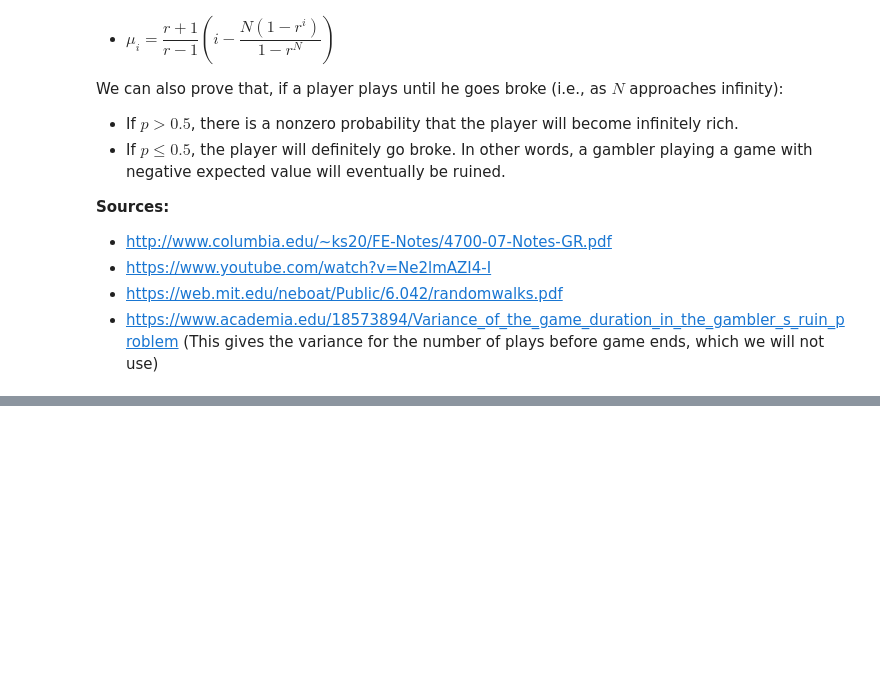
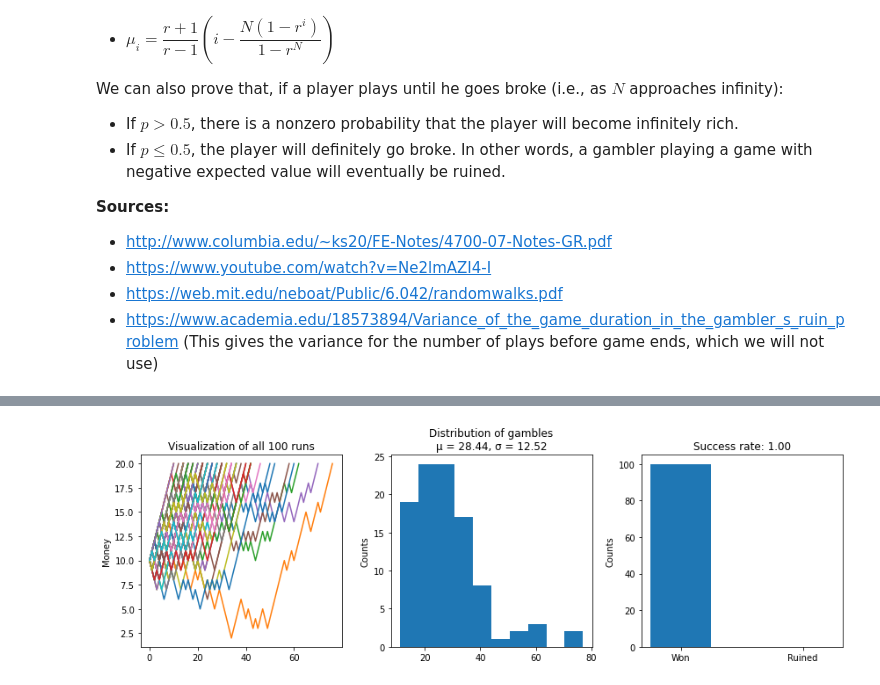
Before and after one commit to kubrian/central-weiner-theorem, a Jupyter notebook: Central Weiner Theorem.ipynb, the cells around one changed output, grey strips where cells are left out. Cells and saved outputs as stored; diff of their text form; code cells hidden in the pictures; blank space fills up the shorter version.

Commit message:
I promise to never commit on master ever again. Modified gambler ruin

```diff
--- a/Central Weiner Theorem.ipynb
+++ b/Central Weiner Theorem.ipynb
@@ -407,0 +254,60 @@ Probability of not getting ruined by 1000 plays =  0.0
+# %%
+def single_gambler_ruin(i=10,N=20,p=0.5):
+    fortune_list = [i]
+    while True:
+        # Reusing random walk code!
+        fortune_list.append(next_pos(fortune_list[-1],p))
+        if fortune_list[-1] == 0 or fortune_list[-1] == N:
+            return np.array(fortune_list)
+
+def multi_gambler_ruin(i=10,N=20,p=0.5,runs=100):
+    # Access via pot_n = arr[run,n]
+    return np.array([single_gambler_ruin(i,N,p) for _ in range(runs)],dtype=object)
+
+def plot_gambler_ruin(result):
+    fig, ax = plt.subplots(ncols =3, figsize=(12,4))
+
+    # Plot runs, and also count number of losses and wins
+    loss, win = 0,0
+    for run in result:
+        ax[0].plot(run)
+        if run[-1] == 0:
+            loss += 1
+        else:
+            win += 1
+
+    # Plot time taken
+    run_lengths = [len(run) for run in result]
+    ax[1].hist(run_lengths)
+
+    # Plot wins vs loss
+    ax[2].bar(("Won","Ruined"),(win, loss), width = 0.5)
+
+    # Customize
+    ax[0].set_ylabel('Money')
+    ax[1].set_ylabel('Counts')
+    ax[2].set_ylabel('Counts')
+
+    ax[0].set_title(f'Visualization of all {len(result)} runs')
+    ax[1].set_title(f'Distribution of gambles\nμ = {np.mean(run_lengths):.2f}, σ = {np.std(run_lengths):.2f}')
+    ax[2].set_title(f'Success rate: {win/(loss+win):.2f}')
+
+    plt.tight_layout()
+    plt.show()
+
+plot_gambler_ruin(multi_gambler_ruin(p=0.7,runs=100))
+
+# TODO: Think if this is really adds value -- connect to CLT..?
+#     if p == 0.5:
+#         print("Expected probability of wins = ", i/N)
+#         print("Expected number of plays = ", i*(N-i))
+
+#     else:
+#         r = (1-p)/p
+#         print("Expected probability of wins = ", (1-r**i)/(1-r**N))
+#         print("Expected number of plays = ", ((r+1)/(r-1))*(i-(N*(1-r**i))/(1-r**N)))
+
+#     print("Probability of wins in simulation = ", number_of_wins/number_of_runs)
+#     print("Average number of plays in simulation = ", np.average(number_of_plays))
+# %% [output]
+[figure, added]
```
Also changed, not shown: parts of 13 cells of this notebook.
